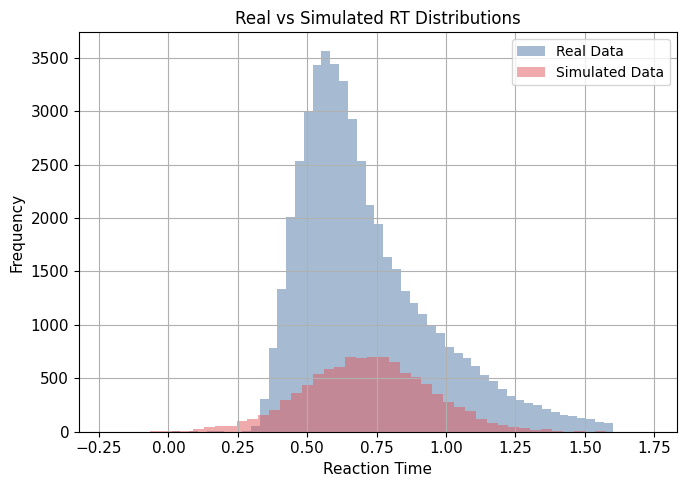
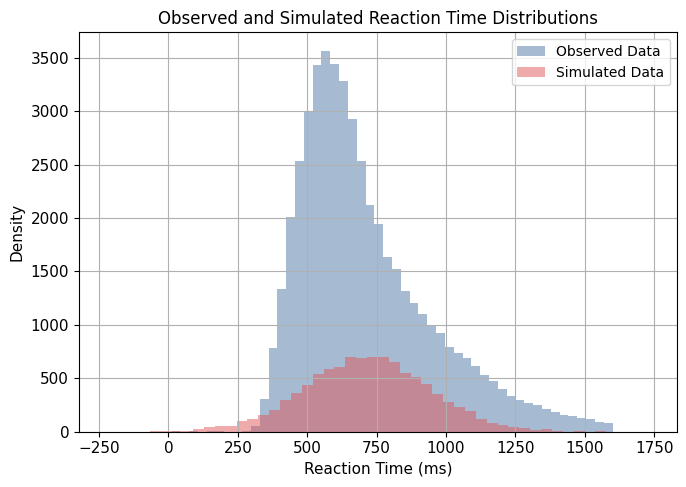
Code edit (unified diff) that turned the first committed figure into the second:
--- before
+++ after
@@ -3,12 +3,12 @@
 plt.figure()
 
-df["RT"].hist(
+(df["RT"] * 1000).hist(
     bins=50,
     alpha=0.5,
     color=palette["real"],
-    label="Real Data"
+    label="Observed Data"
 )
 
-simulated["RT"].hist(
+(simulated["RT"] * 1000).hist(
     bins=50,
     alpha=0.5,
@@ -17,7 +17,7 @@
 )
 
-plt.xlabel("Reaction Time")
-plt.ylabel("Frequency")
-plt.title("Real vs Simulated RT Distributions")
+plt.xlabel("Reaction Time (ms)")
+plt.ylabel("Density")
+plt.title("Observed and Simulated Reaction Time Distributions")
 
 plt.legend()

Commit: Standardize figure labels, remove redundant figures, and reorganize results